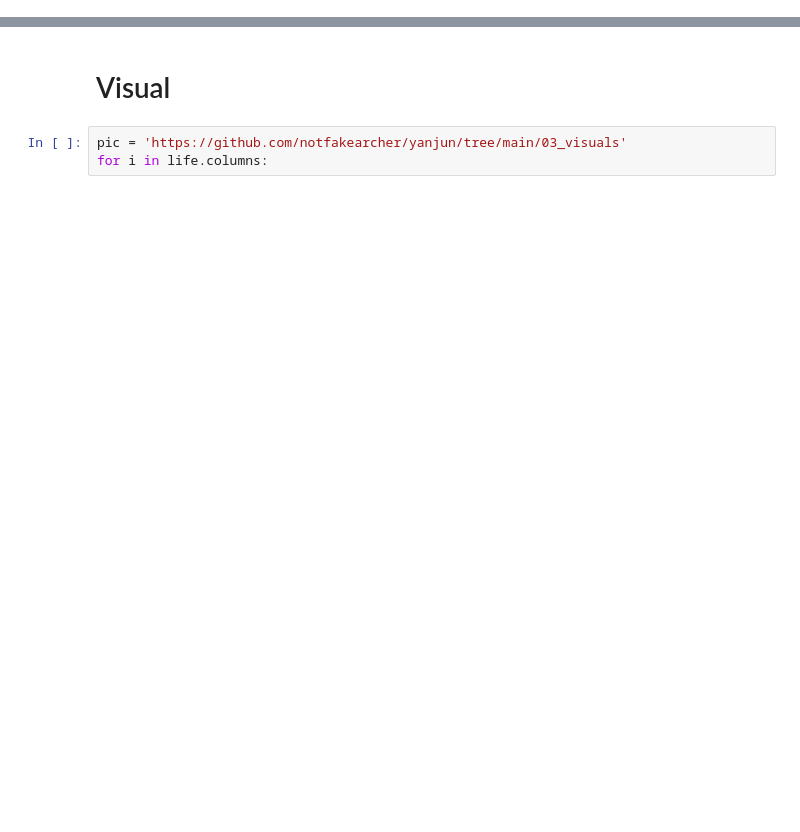
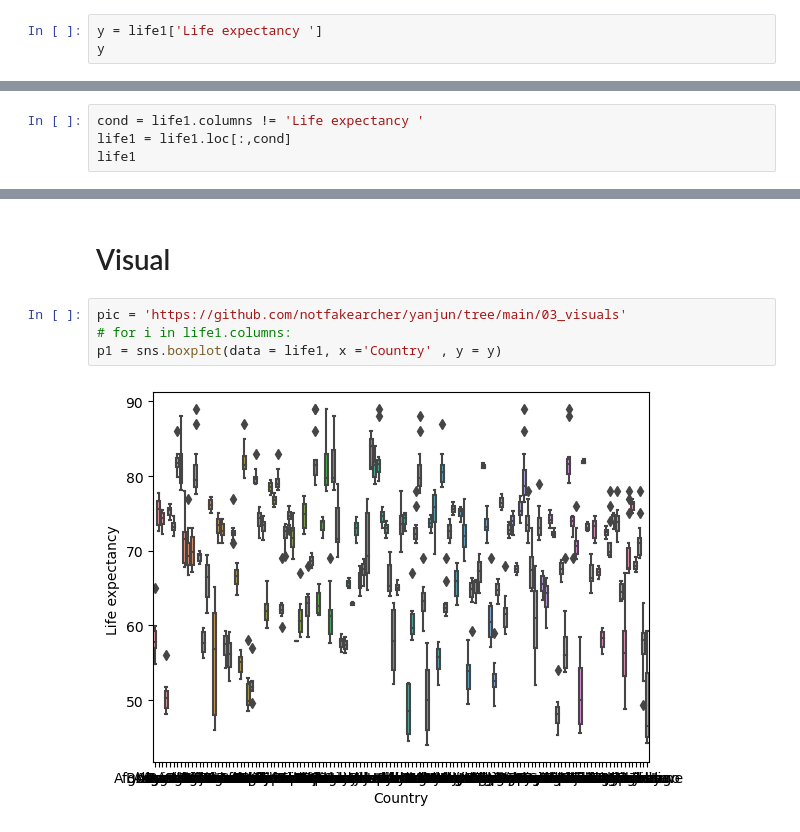
Before and after one commit to notfakearcher/yanjun, a Jupyter notebook: 01_topics/machine_learning/supervised_learning/life expectancy.ipynb, the cells around one changed output, grey strips where cells are left out. Drawn from its saved outputs; the diff is of its cells as text; blank space fills up the shorter version.

```diff
--- a/01_topics/machine_learning/supervised_learning/life expectancy.ipynb
+++ b/01_topics/machine_learning/supervised_learning/life expectancy.ipynb
@@ -98,0 +132,3 @@ memory usage: 296.3+ KB
+# %%
+y = life1['Life expectancy ']
+y
@@ -98,0 +148,4 @@ memory usage: 296.3+ KB
+# %%
+cond = life1.columns != 'Life expectancy '
+life1 = life1.loc[:,cond]
+life1
@@ -100,4 +182,7 @@ memory usage: 296.3+ KB
 # Visual
 # %%
 pic = 'https://github.com/notfakearcher/yanjun/tree/main/03_visuals'
-for i in life.columns:
+# for i in life1.columns:
+p1 = sns.boxplot(data = life1, x ='Country' , y = y)
+# %% [output]
+[figure, added]
```
Also changed, not shown: parts of 5 cells of this notebook.
